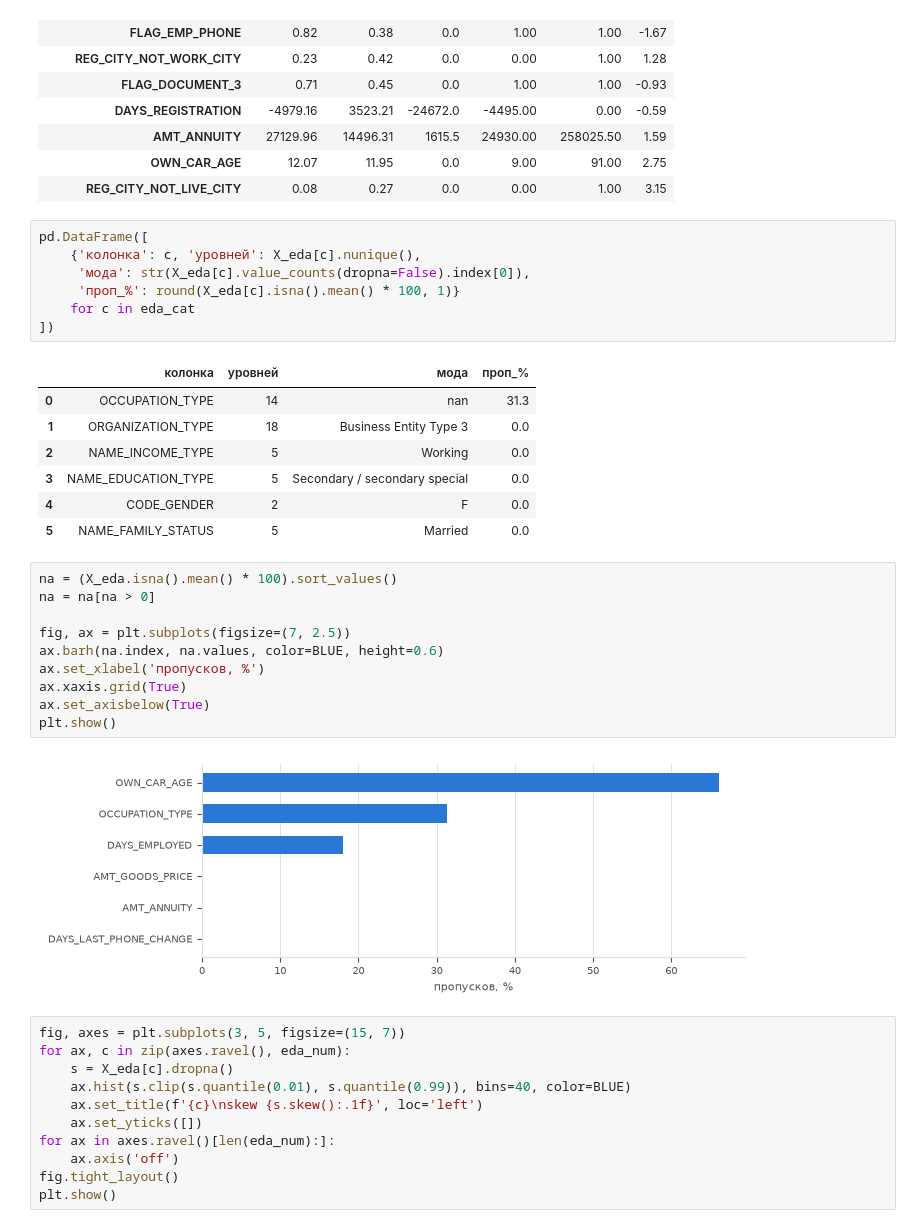
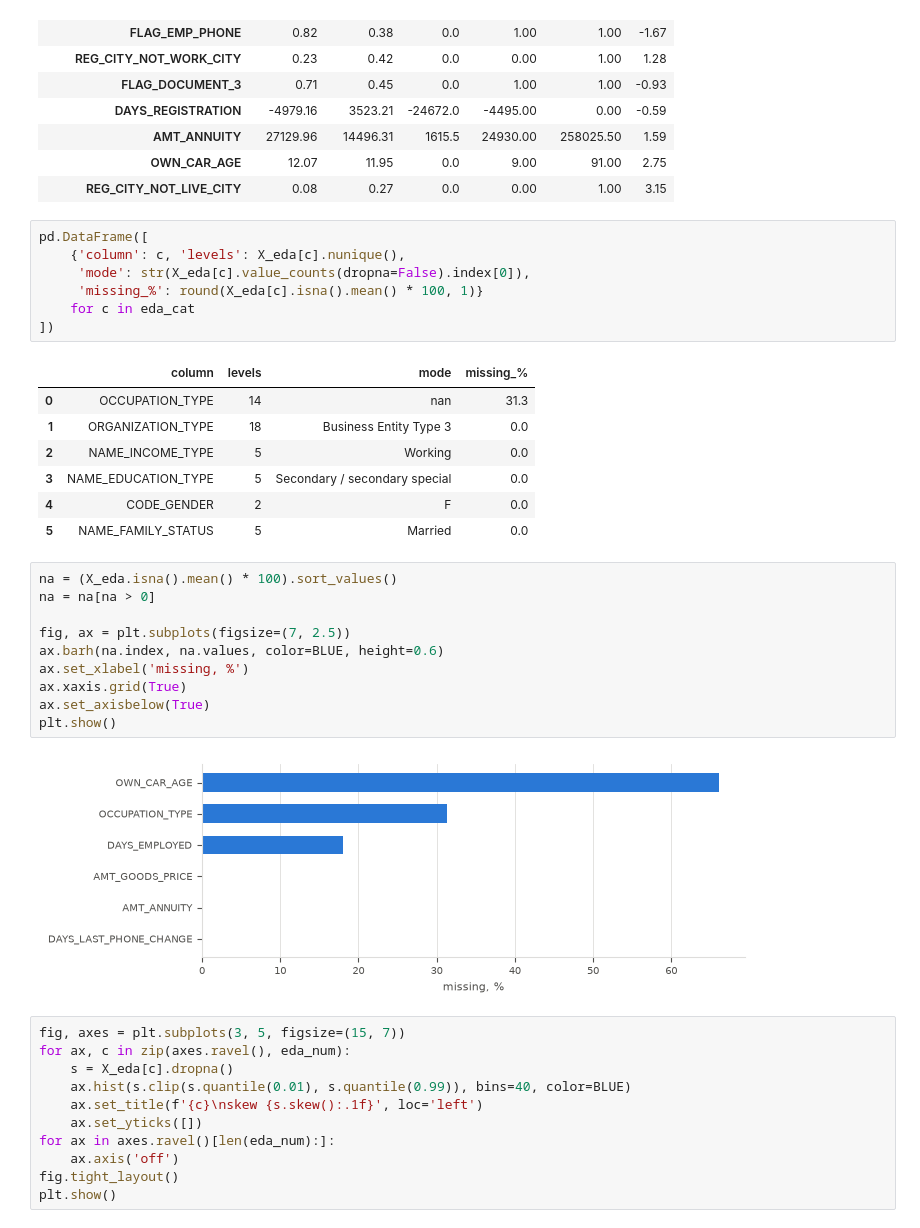
Before and after one commit to GodNaoborot/credit-score, a Jupyter notebook: notebooks/application.ipynb, the cells around one changed output. Drawn from its saved outputs; the diff is of its cells as text.

```diff
--- a/notebooks/application.ipynb
+++ b/notebooks/application.ipynb
@@ -312,13 +317,13 @@ stats.round(2)
 | REG_CITY_NOT_LIVE_CITY | 0.08 | 0.27 | 0.0 | 0.00 | 1.00 | 3.15 |
 # %%
 pd.DataFrame([
-    {'колонка': c, 'уровней': X_eda[c].nunique(),
-     'мода': str(X_eda[c].value_counts(dropna=False).index[0]),
-     'проп_%': round(X_eda[c].isna().mean() * 100, 1)}
+    {'column': c, 'levels': X_eda[c].nunique(),
+     'mode': str(X_eda[c].value_counts(dropna=False).index[0]),
+     'missing_%': round(X_eda[c].isna().mean() * 100, 1)}
     for c in eda_cat
 ])
 # %% [output]
-|  | колонка | уровней | мода | проп_% |
+|  | column | levels | mode | missing_% |
 | 0 | OCCUPATION_TYPE | 14 | nan | 31.3 |
 | 1 | ORGANIZATION_TYPE | 18 | Business Entity Type 3 | 0.0 |
 | 2 | NAME_INCOME_TYPE | 5 | Working | 0.0 |
@@ -328,15 +333,15 @@ pd.DataFrame([
 # %%
 na = (X_eda.isna().mean() * 100).sort_values()
 na = na[na > 0]
 
 fig, ax = plt.subplots(figsize=(7, 2.5))
 ax.barh(na.index, na.values, color=BLUE, height=0.6)
-ax.set_xlabel('пропусков, %')
+ax.set_xlabel('missing, %')
 ax.xaxis.grid(True)
 ax.set_axisbelow(True)
 plt.show()
 # %% [output]
-[figure, old version]
+[figure, new version]
 # %%
 fig, axes = plt.subplots(3, 5, figsize=(15, 7))
 for ax, c in zip(axes.ravel(), eda_num):
```
Also changed, not shown: parts of 43 cells of this notebook, 10 other files.
